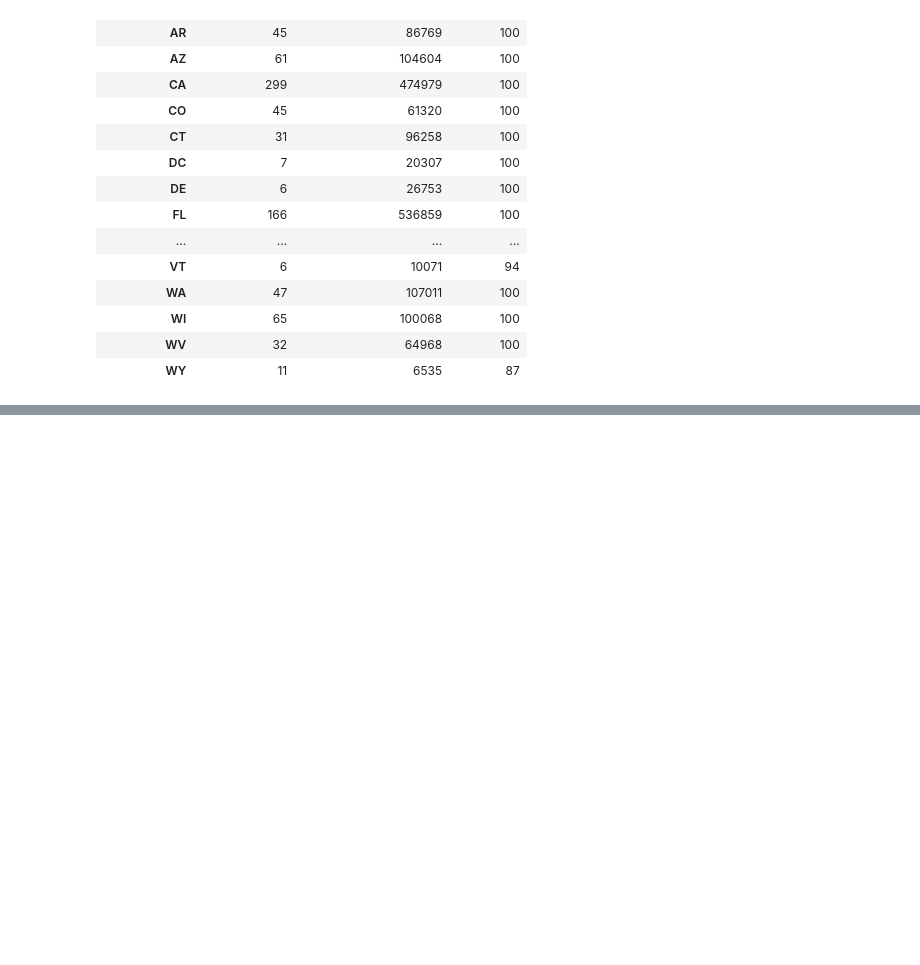
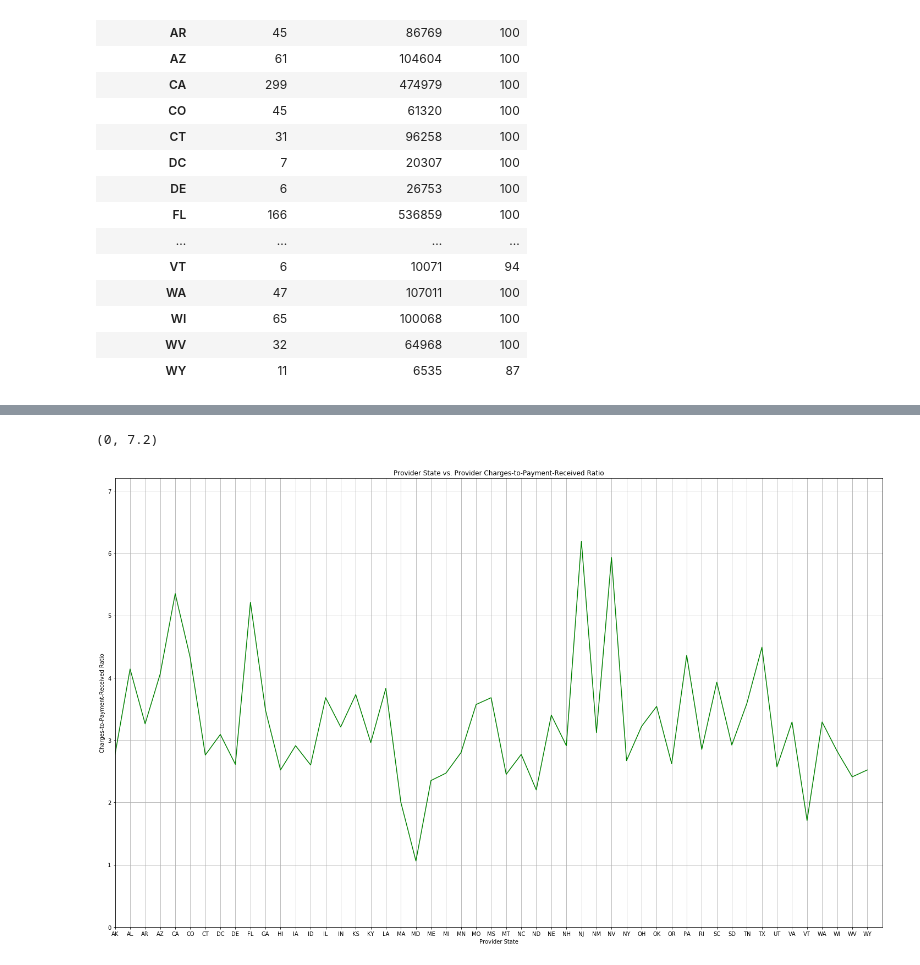
Before and after one commit to hasanregius/inpatient_prospective_payment_system_equitability, a Jupyter notebook: data_retrieval_and_cleanup.ipynb, the cells around one changed output, grey strips where cells are left out. Saved outputs shown, nothing was run; the diff lists cells and outputs as text; code cells hidden in the pictures; blank space fills up the shorter version.

Commit message:
#3 code & plots added

```diff
--- a/data_retrieval_and_cleanup.ipynb
+++ b/data_retrieval_and_cleanup.ipynb
@@ -133,0 +143,8 @@ drgCTByStateRNJOIN
+# %%
+#How do states differ in total cost paid by patient/covered by medicare ratio
+
+stateGB_result["Average of Average Covered Charges"] = np.round(stateGB["average_covered_charges"].mean(), decimals=2)
+stateGB_result["Average of Average Total Payments"] = np.round(stateGB["average_medicare_payments"].mean(), decimals=2)
+stateGB_result["Charges-to-Payment-Received Ratio"] = np.round(stateGB_result["Average of Average Covered Charges"]/
+                                                               stateGB_result["Average of Average Total Payments"], decimals=2)
+stateGB_result
@@ -133,0 +170,13 @@ drgCTByStateRNJOIN
+# %%
+stateGB_result = stateGB_result.reset_index()
+plt.figure(figsize=(25,15))
+plt.plot(stateGB_result["Average of Average Covered Charges"], stateGB_result["Charges-to-Payment-Received Ratio"], color ="green")
+plt.title("Provider State vs. Provider Charges-to-Payment-Received Ratio")
+plt.ylabel('Charges-to-Payment-Received Ratio')
+plt.xlabel("Provider State")
+plt.grid(True)
+plt.xlim(0, 51)
+plt.ylim(0, 7.2)
+# %% [output]
+(0, 7.2)
+[figure, added]
```
Also changed, not shown: parts of 6 cells of this notebook.
